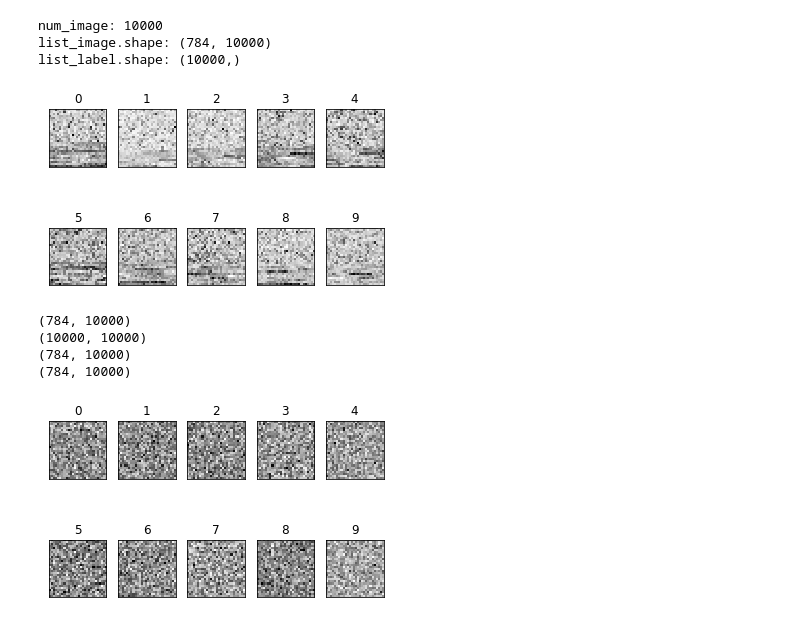
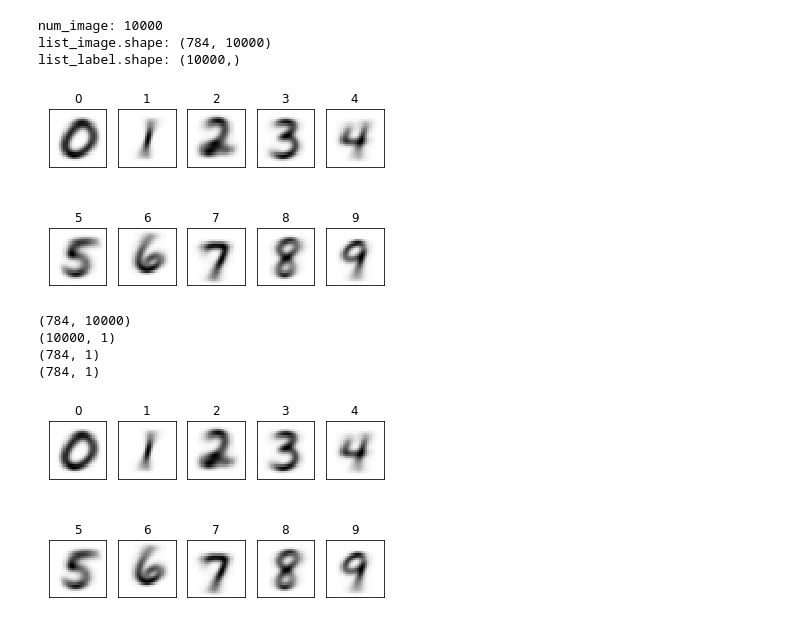
Before and after one commit to SuhyeonHa/MatrixComputation, a Jupyter notebook: Assignment08.ipynb, the cells around one changed output. Cells and saved outputs as stored; diff of their text form; code cells hidden in the pictures.

Commit message:
Fix calculating and displaying the average images

```diff
--- a/Assignment08.ipynb
+++ b/Assignment08.ipynb
@@ -118,7 +104,7 @@ for i in range(num_label):
 for i in range(num_label):
 
     label       = i
-    im_vector   = repr_images[i]
+    im_vector   = im_average[:, i]
     im_matrix   = im_vector.reshape((size_row, size_col))
 
     plt.subplot(2, 5, i+1)
@@ -131,7 +117,7 @@ for i in range(num_label):
 
 plt.show()
 # %% [output]
-[figure, old version]
+[figure, new version]
 # %%
 def sigmoid(z):
   temp = 1 + np.exp(-z)
@@ -146,52 +132,42 @@ def linear(x, weights):
   return result
 # %%
 np.random.seed(100)
-theta1 = np.random.normal(0.0, 1.0, size=(num_image, num_image))
+# Weight matrix theta should be (input, output) dimension
+theta1 = np.random.normal(0.0, 1.0, size=(num_image, 1))
 layer1 = linear(list_image, theta1)
-print(weighted.shape)
-out = sigmoid(weighted)
 print(layer1.shape)
+out = sigmoid(layer1)
+print(out.shape)
 # %% [output]
 (784, 10000)
-(10000, 10000)
-(784, 10000)
-(784, 10000)
+(10000, 1)
+(784, 1)
+(784, 1)
-# %%
-out_labels = []
-out_repr_images = []
-
-for i in range(num_label):
-  out_labels.append(list())
-  out_repr_images.append(np.zeros((size_row * size_col), dtype=float))
-
-# colect images according to their labels
-for j in range(num_label):
-  for i in range(num_image):
-    if list_label[i] == j:
-        out_labels[j].append(layer1[:, i])
-
-for i in range(num_label):
-  out_labels[i] = np.array(out_labels[i])
-
-# calculate ans assign the average values
-for i in range(num_label):
-  for j in range(size_img):
-    out_repr_images[i][j] = np.mean(out_labels[i][j, :])
+# %%
+out_average = np.zeros((size_row * size_col, 10), dtype=float)
+out_count = np.zeros(10, dtype=int)
+
+for i in range(num_image):
+  out_average[:, list_label[i]] += list_image[:, i]
+  out_count[list_label[i]] += 1
+
+for i in range(num_label):
+  out_average[:, i] /= out_count[i]
 # %%
 for i in range(num_label):
 
     label       = i
-    im_vector   = out_repr_images[i]
+    im_vector   = out_average[:, i]
     im_matrix   = im_vector.reshape((size_row, size_col))
 
     plt.subplot(2, 5, i+1)
     plt.title(label)
     plt.imshow(im_matrix, cmap='Greys', interpolation='None')
 
     frame   = plt.gca()
     frame.axes.get_xaxis().set_visible(False)
     frame.axes.get_yaxis().set_visible(False)
 
 plt.show()
 # %% [output]
-[figure, old version]
+[figure, new version]
```
Also changed, not shown: parts of 3 cells of this notebook.
